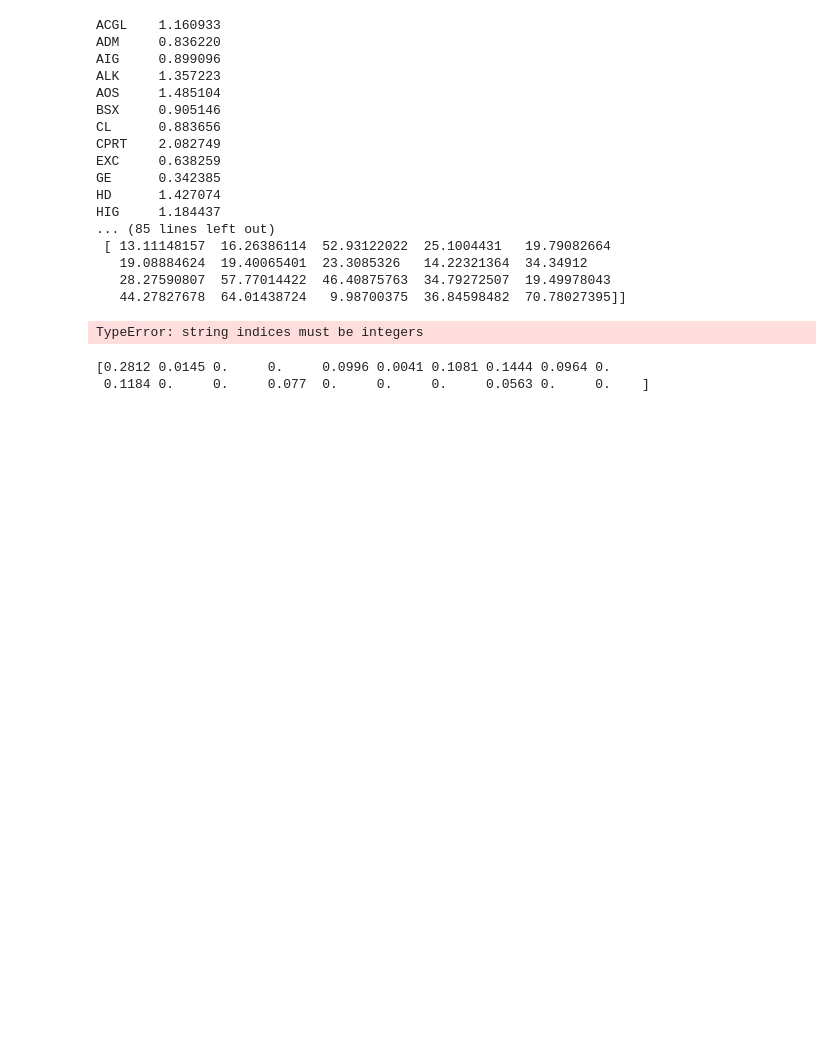
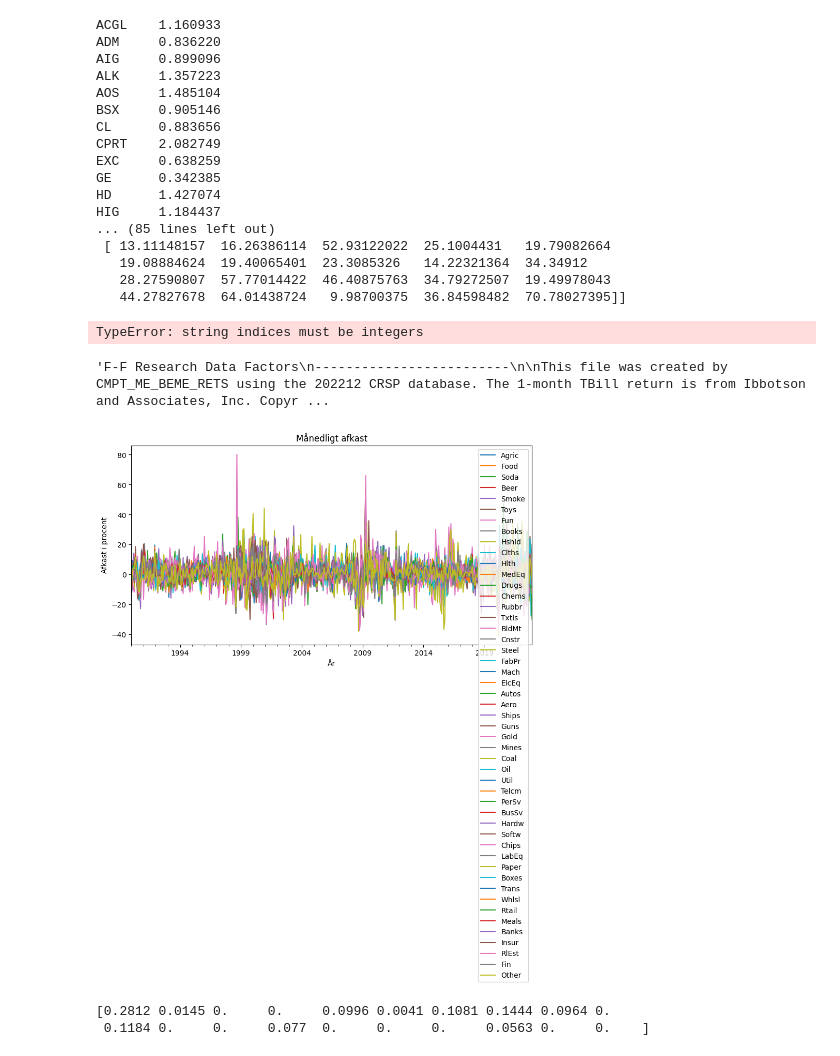
Before and after one commit to MNPW9/masters_thesis, a Jupyter notebook: test.ipynb, the cells around one changed output. Drawn from its saved outputs; the diff is of its cells as text; code cells hidden in the pictures; blank space fills up the shorter version.

```diff
--- a/test.ipynb
+++ b/test.ipynb
@@ -185,3 +185,27 @@ SP500 = YahooDailyReader(tickers, start = start)
 SP500.read()
 # %% [output]
 TypeError: string indices must be integers
+# %%
+# use Fama-French instead
+reader = FamaFrenchReader("49_Industry_Portfolios", start=datetime.datetime(1990, 1, 1))
+ind_port = reader.read()
+
+# print details
+ind_port['DESCR']
+# %%
+# get value and equally weighted industry portfolios
+ind_mc_weighted = ind_port[0] #value weighted
+ind_eq_weighted = ind_port[1] #equally weighted
+
+# Remove whitespace form column names
+ind_eq_weighted.columns = [_.strip() for _ in ind_eq_weighted.columns]
+ind_mc_weighted.columns = [_.strip() for _ in ind_mc_weighted.columns]
+# %%
+# get one month US T-bill rate
+reader = FamaFrenchReader("F-F_Research_Data_Factors", start=datetime.datetime(1990, 1, 1))
+FF_factors = reader.read()
+
+# print details
+FF_factors['DESCR']
+# %% [output]
+'F-F Research Data Factors\n-------------------------\n\nThis file was created by CMPT_ME_BEME_RETS using the 202212 CRSP database. The 1-month TBill return is from Ibbotson and Associates, Inc. Copyr ...
@@ -188 +218,7 @@ TypeError: string indices must be integers
+# %%
+# plot monthly returns
+ax = ind_mc_weighted.plot(title="Månedligt afkast", figsize=(10, 5), xlabel="År");
+ax.set_ylabel('Afkast i procent');
+# %% [output]
+[figure, added]
 # %%
```
Also changed, not shown: parts of 6 cells of this notebook, 4 other files.
